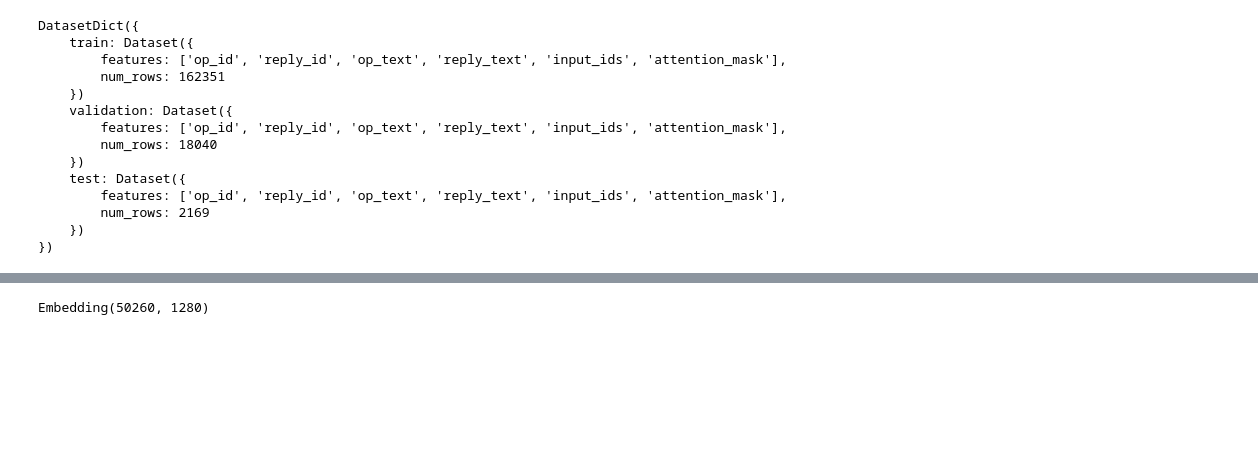
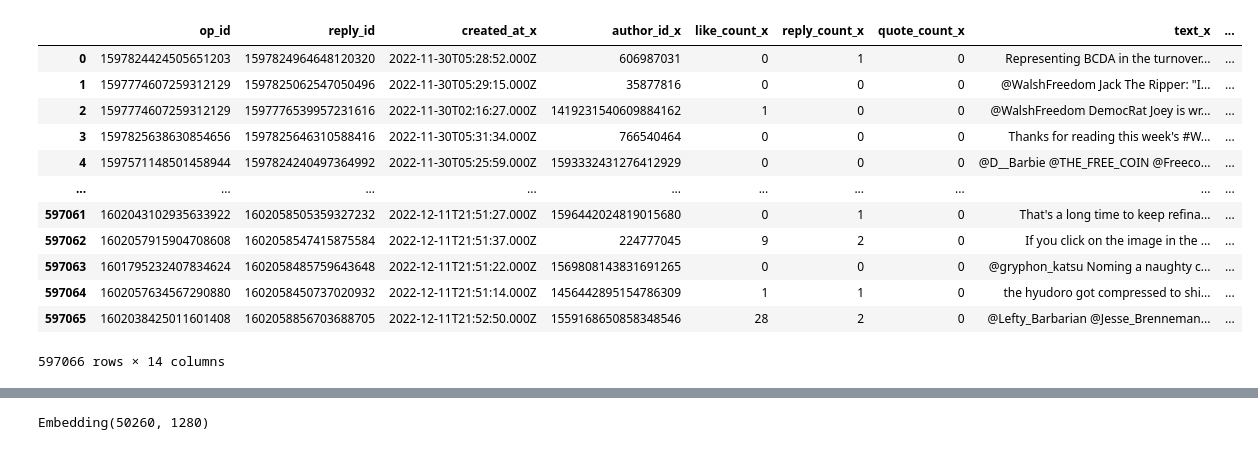
Before and after one commit to marca116/twitter_reply_generator, a Jupyter notebook: create_twitter_replies_model.ipynb, the cells around one changed output, grey strips where cells are left out. Saved outputs shown, nothing was run; the diff lists cells and outputs as text; code cells hidden in the pictures; blank space fills up the shorter version.

Commit message:
Replace create_final_dataset.py with dataframe filtering in notebook

```diff
--- a/create_twitter_replies_model.ipynb
+++ b/create_twitter_replies_model.ipynb
@@ -42,20 +16,0 @@ Dataset csv downloaded and prepared to /home/mark/.cache/huggingface/datasets/cs
-# %%
-dataset = dataset_base["train"].train_test_split(train_size=0.9, seed=42)
-dataset["validation"] = dataset.pop("test") # Renames the default feature "test" split to "validation"
-dataset["test"] = dataset_base["test"] # Add the "test" feature
-dataset
-# %% [output]
-DatasetDict({
-    train: Dataset({
-        features: ['op_id', 'reply_id', 'op_text', 'reply_text', 'input_ids', 'attention_mask'],
-        num_rows: 162351
-    })
-    validation: Dataset({
-        features: ['op_id', 'reply_id', 'op_text', 'reply_text', 'input_ids', 'attention_mask'],
-        num_rows: 18040
-    })
-    test: Dataset({
-        features: ['op_id', 'reply_id', 'op_text', 'reply_text', 'input_ids', 'attention_mask'],
-        num_rows: 2169
-    })
-})
@@ -61,0 +19,23 @@ DatasetDict({
+# %%
+op_df = pd.read_csv("op.csv")
+op_df = op_df.drop_duplicates(subset="op_id", keep="last")
+# %%
+replies_df = pd.read_csv("replies.csv")
+replies_df = replies_df.drop_duplicates(subset="reply_id", keep="last")
+# %%
+df = replies_df.merge(op_df, how='inner', on="op_id")
+df
+# %% [output]
+|  | op_id | reply_id | created_at_x | author_id_x | like_count_x | reply_count_x | quote_count_x | text_x | ... |
+| 0 | 1597824424505651203 | 1597824964648120320 | 2022-11-30T05:28:52.000Z | 606987031 | 0 | 1 | 0 | Representing BCDA in the turnover... | ... |
+| 1 | 1597774607259312129 | 1597825062547050496 | 2022-11-30T05:29:15.000Z | 35877816 | 0 | 0 | 0 | @WalshFreedom Jack The Ripper: "I... | ... |
+| 2 | 1597774607259312129 | 1597776539957231616 | 2022-11-30T02:16:27.000Z | 1419231540609884162 | 1 | 0 | 0 | @WalshFreedom DemocRat Joey is wr... | ... |
+| 3 | 1597825638630854656 | 1597825646310588416 | 2022-11-30T05:31:34.000Z | 766540464 | 0 | 0 | 0 | Thanks for reading this week's #W... | ... |
+| 4 | 1597571148501458944 | 1597824240497364992 | 2022-11-30T05:25:59.000Z | 1593332431276412929 | 0 | 0 | 0 | @D__Barbie @THE_FREE_COIN @Freeco... | ... |
+| ... | ... | ... | ... | ... | ... | ... | ... | ... | ... |
+| 597061 | 1602043102935633922 | 1602058505359327232 | 2022-12-11T21:51:27.000Z | 1596442024819015680 | 0 | 1 | 0 | That's a long time to keep refina... | ... |
+| 597062 | 1602057915904708608 | 1602058547415875584 | 2022-12-11T21:51:37.000Z | 224777045 | 9 | 2 | 0 | If you click on the image in the ... | ... |
+| 597063 | 1601795232407834624 | 1602058485759643648 | 2022-12-11T21:51:22.000Z | 1569808143831691265 | 0 | 0 | 0 | @gryphon_katsu Noming a naughty c... | ... |
+| 597064 | 1602057634567290880 | 1602058450737020932 | 2022-12-11T21:51:14.000Z | 1456442895154786309 | 1 | 1 | 0 | the hyudoro got compressed to shi... | ... |
+| 597065 | 1602038425011601408 | 1602058856703688705 | 2022-12-11T21:52:50.000Z | 1559168650858348546 | 28 | 2 | 0 | @Lefty_Barbarian @Jesse_Brenneman... | ... |
+597066 rows × 14 columns
```
Also changed, not shown: parts of 26 cells of this notebook, 2 other files.
